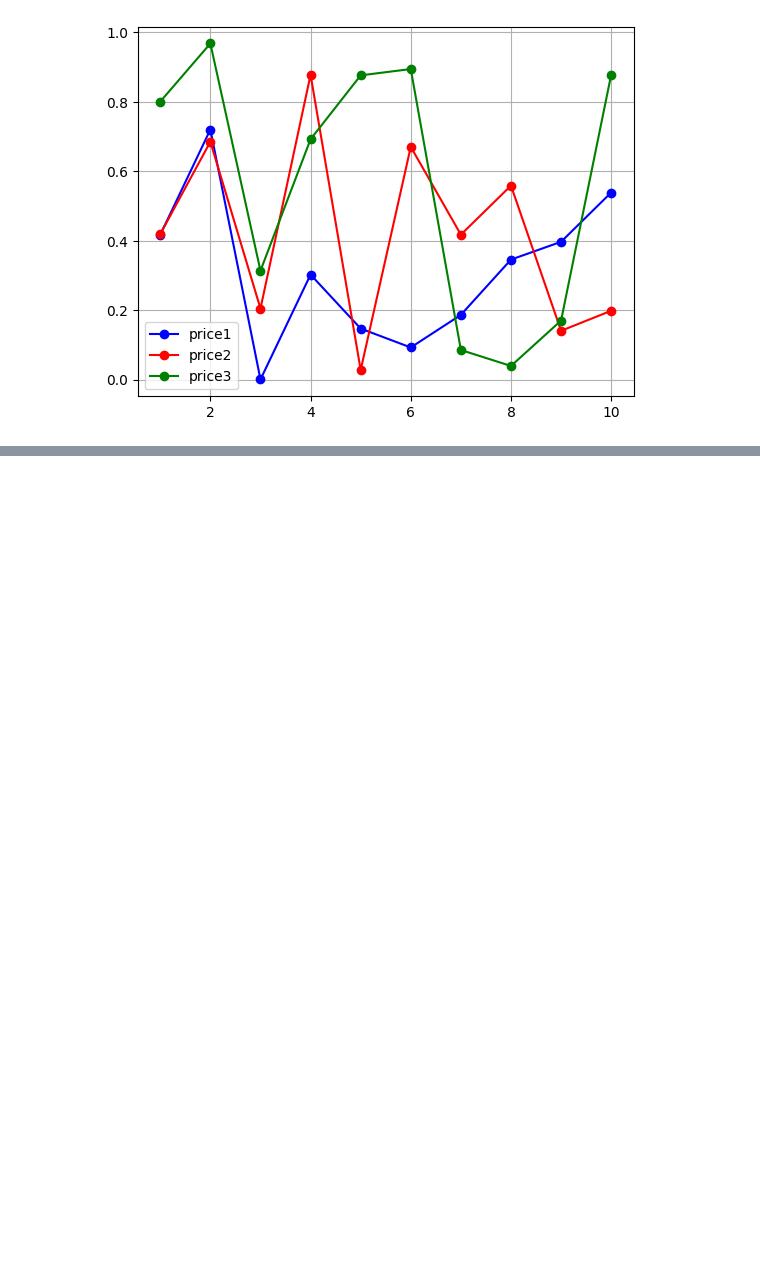
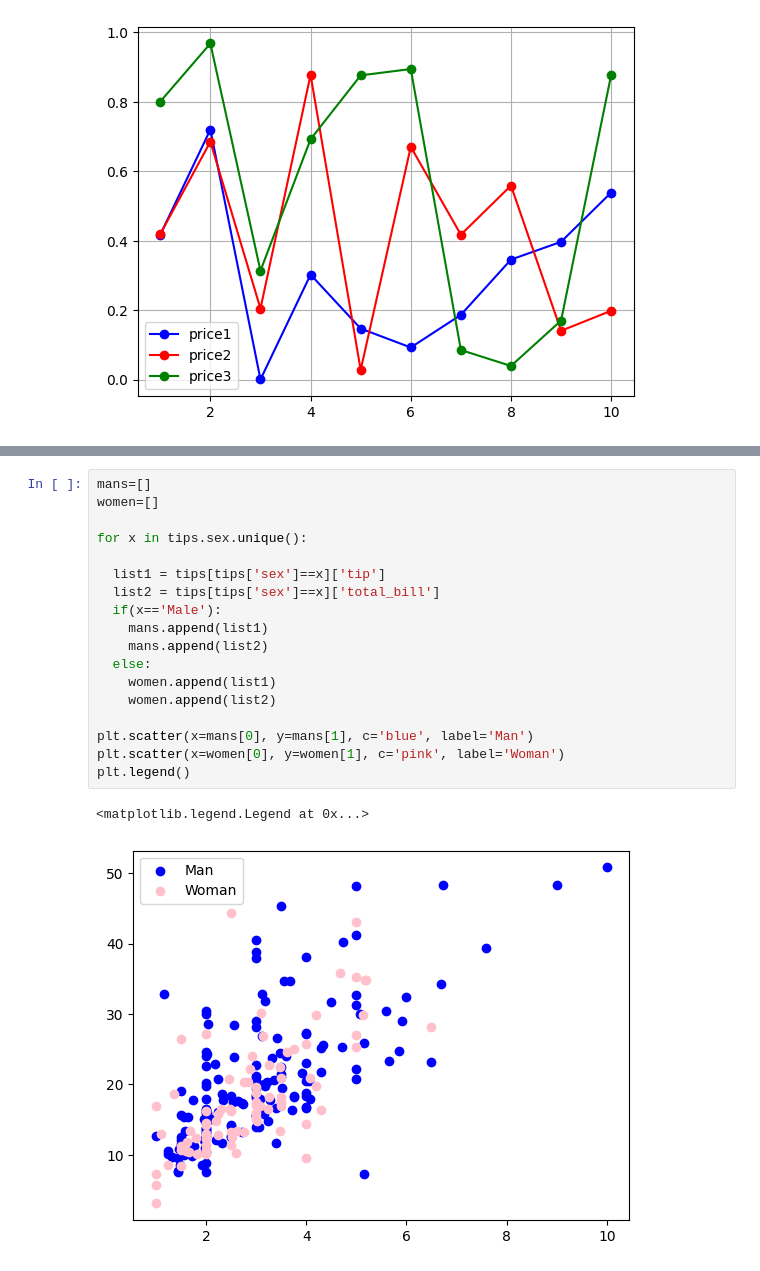
Before and after one commit to kim-dahun/python-study, a Jupyter notebook: py16_matplotlib.ipynb, the cells around one changed output, grey strips where cells are left out. Cells and saved outputs as stored; diff of their text form; blank space fills up the shorter version.

```diff
--- a/py16_matplotlib.ipynb
+++ b/py16_matplotlib.ipynb
@@ -461,0 +497,21 @@ plt.show()
+# %%
+mans=[]
+women=[]
+
+for x in tips.sex.unique():
+
+  list1 = tips[tips['sex']==x]['tip']
+  list2 = tips[tips['sex']==x]['total_bill']
+  if(x=='Male'):
+    mans.append(list1)
+    mans.append(list2)
+  else:
+    women.append(list1)
+    women.append(list2)
+
+plt.scatter(x=mans[0], y=mans[1], c='blue', label='Man')
+plt.scatter(x=women[0], y=women[1], c='pink', label='Woman')
+plt.legend()
+# %% [output]
+<matplotlib.legend.Legend at 0x...>
+[figure, added]
```
Also changed, not shown: parts of 3 cells of this notebook.
